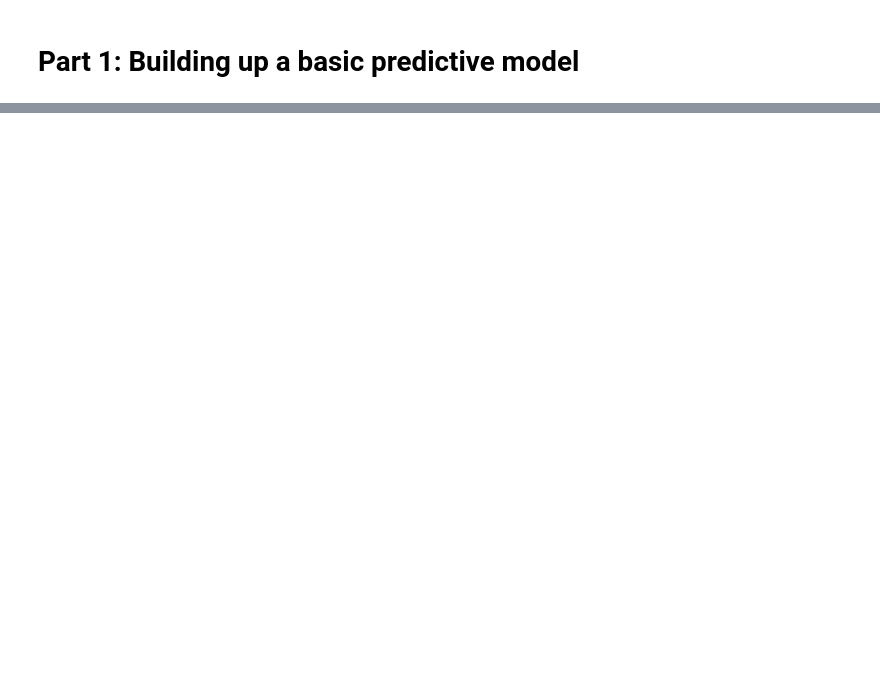
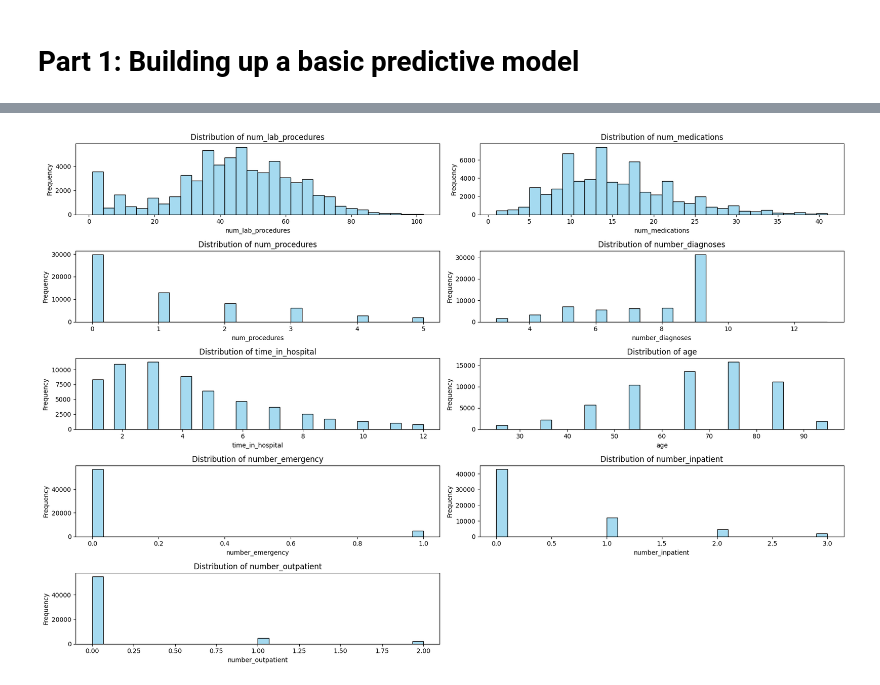
Before and after one commit to shinde-mayur/big-data-course-work, a Jupyter notebook: group88_solution.ipynb, the cells around one changed output, grey strips where cells are left out. Saved outputs shown, nothing was run; the diff lists cells and outputs as text; code cells hidden in the pictures; blank space fills up the shorter version.

```diff
--- a/group88_solution.ipynb
+++ b/group88_solution.ipynb
@@ -436,0 +173,10 @@ normalized_diabetic_data.to_csv('out.csv', index=False)
+# %%
+# Filtering out rows based on specified IDs that indicate unclear or irrelevant information
+diabetic_data_filtered_ids = diabetic_data_dropped_zero_variance[
+    ~diabetic_data_dropped_zero_variance['admission_type_id'].isin(admission_type_ids) &
+    ~diabetic_data_dropped_zero_variance['discharge_disposition_id'].isin(discharge_disposition_ids) &
+    ~diabetic_data_dropped_zero_variance['admission_source_id'].isin(admission_source_ids)
+].copy()
+
+# Displaying the dimensions of the dataset after filtering
+diabetic_data_filtered_ids.shape
@@ -436,0 +423,17 @@ normalized_diabetic_data.to_csv('out.csv', index=False)
+# %%
+# Adjusting figure size for enhanced readability of the histograms
+plt.figure(figsize=(18, 12))
+
+# Iteratively generating histograms for each specified column to analyze distributions
+for i, column in enumerate(outlier_columns, 1):
+    plt.subplot(5, 2, i)  # Organizing charts in a grid of 5 rows and 2 columns
+    sns.histplot(non_outlier_diabetic_data[column], color='skyblue', bins=30)
+    plt.title(f'Distribution of {column}')  # Setting the title to reflect the current column
+    plt.ylabel('Frequency')  # Label for the y-axis
+    plt.xlabel(column)  # Label for the x-axis
+
+# Enhancing layout spacing to prevent overlap and improve readability
+plt.tight_layout()
+plt.show()  # Displaying the generated histograms
+# %% [output]
+[figure, added]
```
Also changed, not shown: parts of 74 cells of this notebook, 2 other files.
